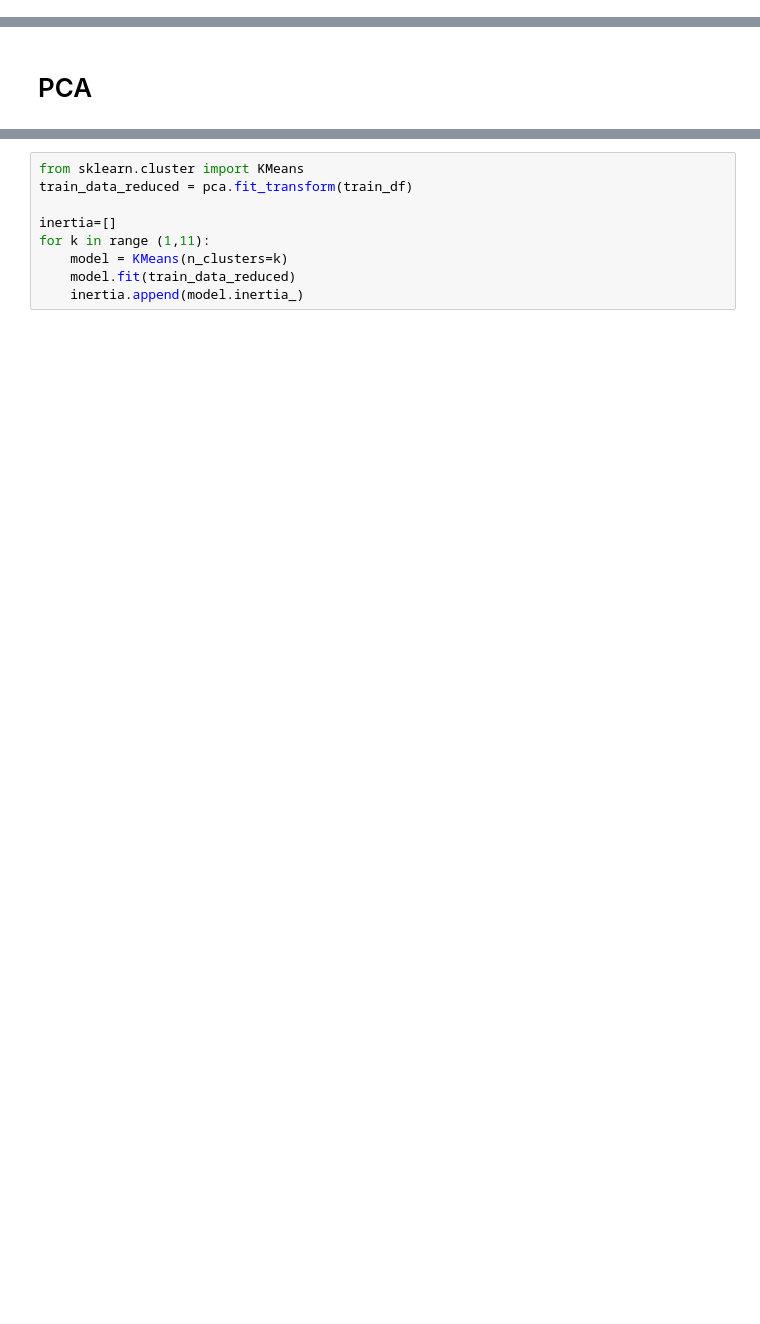
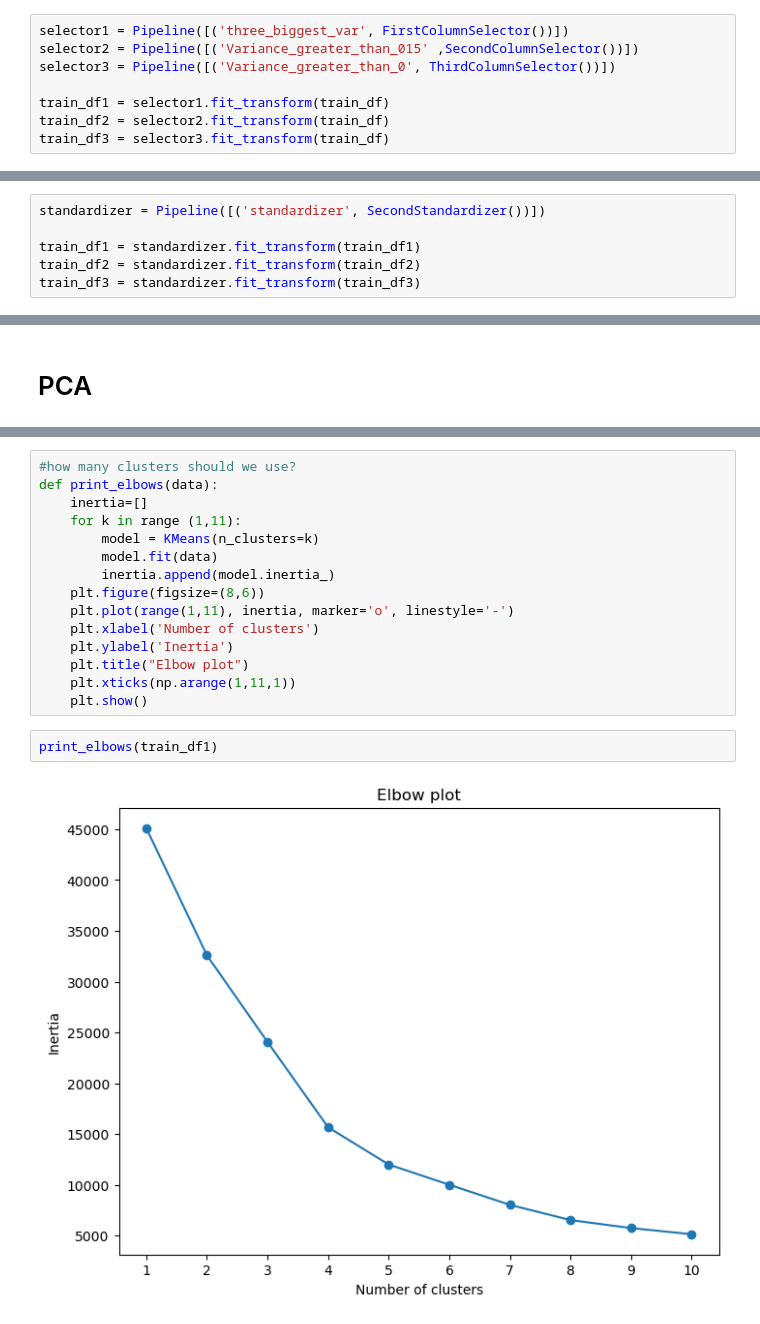
Before and after one commit to katarzynarogalska/LocationIntelligence-clustering, a Jupyter notebook: Location_Model_Building.ipynb, the cells around one changed output, grey strips where cells are left out. Cells and saved outputs as stored; diff of their text form; blank space fills up the shorter version.

Commit message:
kMeans modeling

```diff
--- a/Location_Model_Building.ipynb
+++ b/Location_Model_Building.ipynb
@@ -51,0 +79,8 @@ At this point all of our features are numeric and standardized, so let's start s
+# %%
+selector1 = Pipeline([('three_biggest_var', FirstColumnSelector())])
+selector2 = Pipeline([('Variance_greater_than_015' ,SecondColumnSelector())])
+selector3 = Pipeline([('Variance_greater_than_0', ThirdColumnSelector())])
+
+train_df1 = selector1.fit_transform(train_df)
+train_df2 = selector2.fit_transform(train_df)
+train_df3 = selector3.fit_transform(train_df)
@@ -51,0 +89,6 @@ At this point all of our features are numeric and standardized, so let's start s
+# %%
+standardizer = Pipeline([('standardizer', SecondStandardizer())])
+
+train_df1 = standardizer.fit_transform(train_df1)
+train_df2 = standardizer.fit_transform(train_df2)
+train_df3 = standardizer.fit_transform(train_df3)
@@ -77,9 +153,19 @@ In order to have 85% of the variance explained we need 21 components. Our datafr
-# %%
-from sklearn.cluster import KMeans
-train_data_reduced = pca.fit_transform(train_df)
-
-inertia=[]
-for k in range (1,11):
-    model = KMeans(n_clusters=k)
-    model.fit(train_data_reduced)
-    inertia.append(model.inertia_)
+# %%
+#how many clusters should we use?
+def print_elbows(data):
+    inertia=[]
+    for k in range (1,11):
+        model = KMeans(n_clusters=k)
+        model.fit(data)
+        inertia.append(model.inertia_)
+    plt.figure(figsize=(8,6))
+    plt.plot(range(1,11), inertia, marker='o', linestyle='-')
+    plt.xlabel('Number of clusters')
+    plt.ylabel('Inertia')
+    plt.title("Elbow plot")
+    plt.xticks(np.arange(1,11,1))
+    plt.show()
+# %%
+print_elbows(train_df1)
+# %% [output]
+[figure, added]
```
Also changed, not shown: parts of 38 cells of this notebook, 2 other files.
